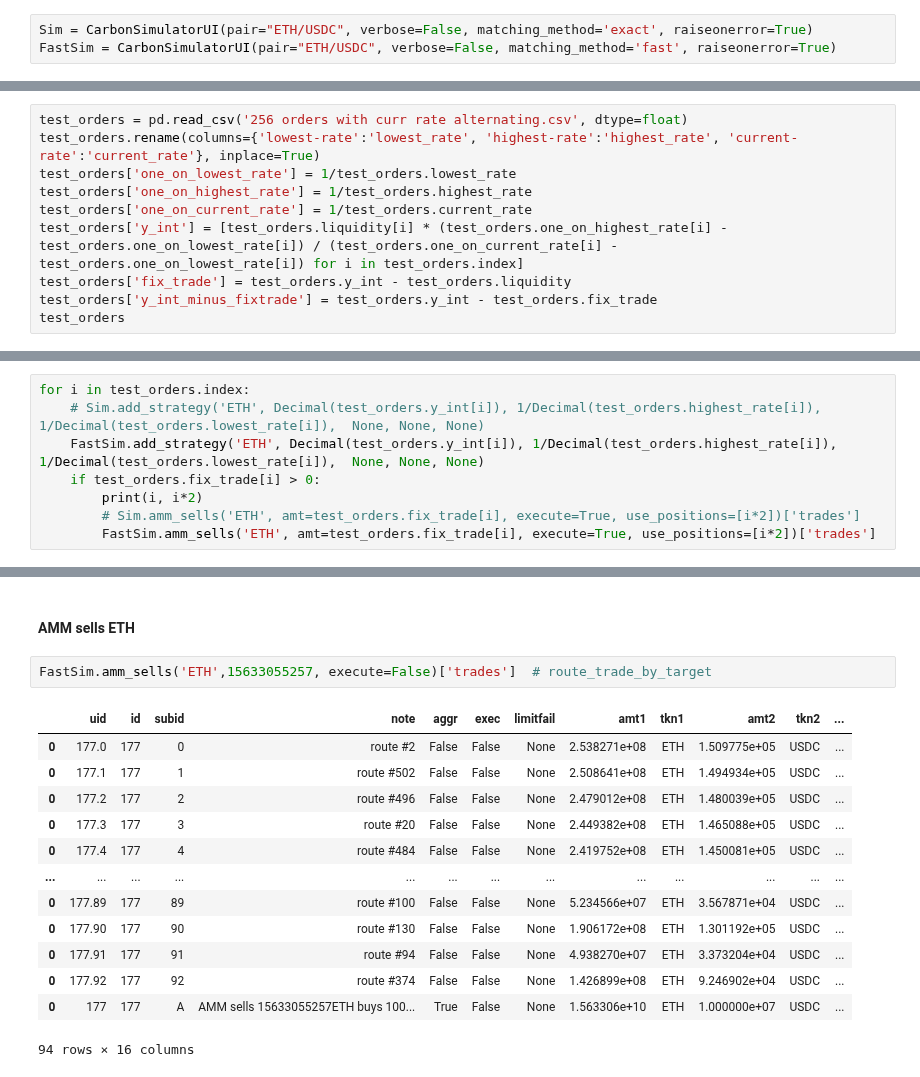
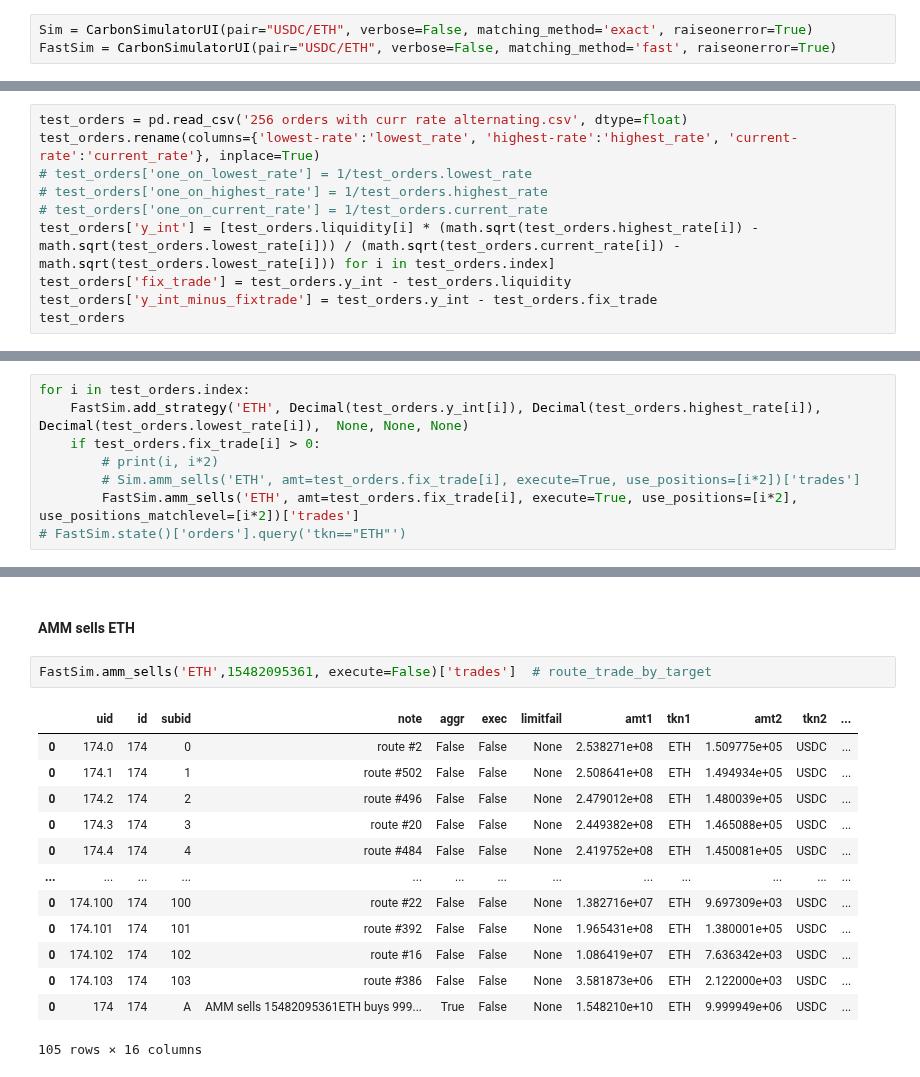
Before and after one commit to bancorprotocol/carbon-simulator, a Jupyter notebook: CarbonSim-Demo-5-4.ipynb, the cells around one changed output, grey strips where cells are left out. Drawn from its saved outputs; the diff is of its cells as text.

```diff
--- a/CarbonSim-Demo-5-4.ipynb
+++ b/CarbonSim-Demo-5-4.ipynb
@@ -13,17 +13,17 @@ In this demo we investigate the **Fast Router performance** against test orders
 # %% [markdown]
 Initialize a fast simulator
 # %%
-Sim = CarbonSimulatorUI(pair="ETH/USDC", verbose=False, matching_method='exact', raiseonerror=True)
-FastSim = CarbonSimulatorUI(pair="ETH/USDC", verbose=False, matching_method='fast', raiseonerror=True)
+Sim = CarbonSimulatorUI(pair="USDC/ETH", verbose=False, matching_method='exact', raiseonerror=True)
+FastSim = CarbonSimulatorUI(pair="USDC/ETH", verbose=False, matching_method='fast', raiseonerror=True)
 # %% [markdown]
 Here we restrain the orders to just the top ones such that we can test the exact algo alongside
 # %%
 test_orders = pd.read_csv('256 orders with curr rate alternating.csv', dtype=float)
 test_orders.rename(columns={'lowest-rate':'lowest_rate', 'highest-rate':'highest_rate', 'current-rate':'current_rate'}, inplace=True)
-test_orders['one_on_lowest_rate'] = 1/test_orders.lowest_rate
-test_orders['one_on_highest_rate'] = 1/test_orders.highest_rate
-test_orders['one_on_current_rate'] = 1/test_orders.current_rate
-test_orders['y_int'] = [test_orders.liquidity[i] * (test_orders.one_on_highest_rate[i] - test_orders.one_on_lowest_rate[i]) / (test_orders.one_on_current_rate[i] - test_orders.one_on_lowest_rate[i]) for i in test_orders.index]
+# test_orders['one_on_lowest_rate'] = 1/test_orders.lowest_rate
+# test_orders['one_on_highest_rate'] = 1/test_orders.highest_rate
+# test_orders['one_on_current_rate'] = 1/test_orders.current_rate
+test_orders['y_int'] = [test_orders.liquidity[i] * (math.sqrt(test_orders.highest_rate[i]) - math.sqrt(test_orders.lowest_rate[i])) / (math.sqrt(test_orders.current_rate[i]) - math.sqrt(test_orders.lowest_rate[i])) for i in test_orders.index]
 test_orders['fix_trade'] = test_orders.y_int - test_orders.liquidity
 test_orders['y_int_minus_fixtrade'] = test_orders.y_int - test_orders.fix_trade
 test_orders
@@ -50,9 +54,9 @@ To translate this order input (effectively p_a and p_b) into a meaningful order
 The primary reason for this is that the current_rate (akin to p_marg) starts at the highest_rate (that has been denoted p_a) but the simulator takes the p_marg as being the p_start value in this pair
 # %%
 for i in test_orders.index:
-    # Sim.add_strategy('ETH', Decimal(test_orders.y_int[i]), 1/Decimal(test_orders.highest_rate[i]), 1/Decimal(test_orders.lowest_rate[i]),  None, None, None)
-    FastSim.add_strategy('ETH', Decimal(test_orders.y_int[i]), 1/Decimal(test_orders.highest_rate[i]), 1/Decimal(test_orders.lowest_rate[i]),  None, None, None)
+    FastSim.add_strategy('ETH', Decimal(test_orders.y_int[i]), Decimal(test_orders.highest_rate[i]), Decimal(test_orders.lowest_rate[i]),  None, None, None)
     if test_orders.fix_trade[i] > 0:
-        print(i, i*2)
+        # print(i, i*2)
         # Sim.amm_sells('ETH', amt=test_orders.fix_trade[i], execute=True, use_positions=[i*2])['trades']
-        FastSim.amm_sells('ETH', amt=test_orders.fix_trade[i], execute=True, use_positions=[i*2])['trades']
+        FastSim.amm_sells('ETH', amt=test_orders.fix_trade[i], execute=True, use_positions=[i*2], use_positions_matchlevel=[i*2])['trades']
+# FastSim.state()['orders'].query('tkn=="ETH"')
@@ -137,18 +133,18 @@ FastSim.amm_buys('USDC',10000000, execute=False)['trades']  # route_trade_by_sou
 # %% [markdown]
 #### AMM sells ETH
 # %%
-FastSim.amm_sells('ETH',15633055257, execute=False)['trades']  # route_trade_by_target
+FastSim.amm_sells('ETH',15482095361, execute=False)['trades']  # route_trade_by_target
 # %% [output]
 |  | uid | id | subid | note | aggr | exec | limitfail | amt1 | tkn1 | amt2 | tkn2 | ... |
-| 0 | 177.0 | 177 | 0 | route #2 | False | False | None | 2.538271e+08 | ETH | 1.509775e+05 | USDC | ... |
-| 0 | 177.1 | 177 | 1 | route #502 | False | False | None | 2.508641e+08 | ETH | 1.494934e+05 | USDC | ... |
-| 0 | 177.2 | 177 | 2 | route #496 | False | False | None | 2.479012e+08 | ETH | 1.480039e+05 | USDC | ... |
-| 0 | 177.3 | 177 | 3 | route #20 | False | False | None | 2.449382e+08 | ETH | 1.465088e+05 | USDC | ... |
-| 0 | 177.4 | 177 | 4 | route #484 | False | False | None | 2.419752e+08 | ETH | 1.450081e+05 | USDC | ... |
+| 0 | 174.0 | 174 | 0 | route #2 | False | False | None | 2.538271e+08 | ETH | 1.509775e+05 | USDC | ... |
+| 0 | 174.1 | 174 | 1 | route #502 | False | False | None | 2.508641e+08 | ETH | 1.494934e+05 | USDC | ... |
+| 0 | 174.2 | 174 | 2 | route #496 | False | False | None | 2.479012e+08 | ETH | 1.480039e+05 | USDC | ... |
+| 0 | 174.3 | 174 | 3 | route #20 | False | False | None | 2.449382e+08 | ETH | 1.465088e+05 | USDC | ... |
+| 0 | 174.4 | 174 | 4 | route #484 | False | False | None | 2.419752e+08 | ETH | 1.450081e+05 | USDC | ... |
 | ... | ... | ... | ... | ... | ... | ... | ... | ... | ... | ... | ... | ... |
-| 0 | 177.89 | 177 | 89 | route #100 | False | False | None | 5.234566e+07 | ETH | 3.567871e+04 | USDC | ... |
-| 0 | 177.90 | 177 | 90 | route #130 | False | False | None | 1.906172e+08 | ETH | 1.301192e+05 | USDC | ... |
-| 0 | 177.91 | 177 | 91 | route #94 | False | False | None | 4.938270e+07 | ETH | 3.373204e+04 | USDC | ... |
-| 0 | 177.92 | 177 | 92 | route #374 | False | False | None | 1.426899e+08 | ETH | 9.246902e+04 | USDC | ... |
-| 0 | 177 | 177 | A | AMM sells 15633055257ETH buys 100... | True | False | None | 1.563306e+10 | ETH | 1.000000e+07 | USDC | ... |
+| 0 | 174.100 | 174 | 100 | route #22 | False | False | None | 1.382716e+07 | ETH | 9.697309e+03 | USDC | ... |
+| 0 | 174.101 | 174 | 101 | route #392 | False | False | None | 1.965431e+08 | ETH | 1.380001e+05 | USDC | ... |
+| 0 | 174.102 | 174 | 102 | route #16 | False | False | None | 1.086419e+07 | ETH | 7.636342e+03 | USDC | ... |
+| 0 | 174.103 | 174 | 103 | route #386 | False | False | None | 3.581873e+06 | ETH | 2.122000e+03 | USDC | ... |
+| 0 | 174 | 174 | A | AMM sells 15482095361ETH buys 999... | True | False | None | 1.548210e+10 | ETH | 9.999949e+06 | USDC | ... |
-94 rows × 16 columns
+105 rows × 16 columns
```
Also changed, not shown: parts of 27 cells of this notebook, 9 other files.
